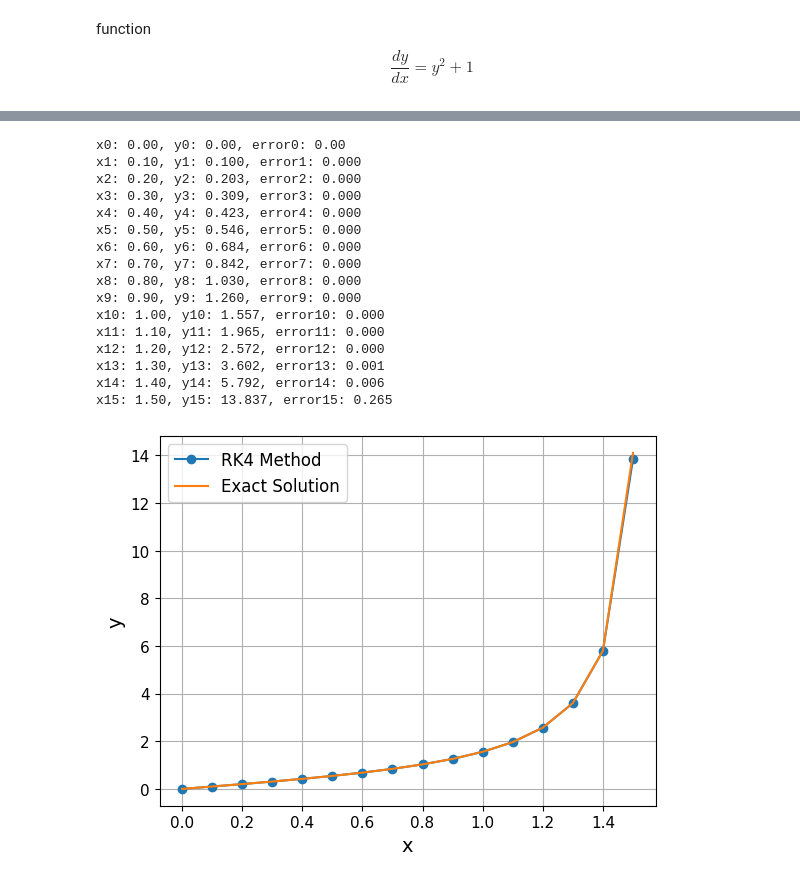
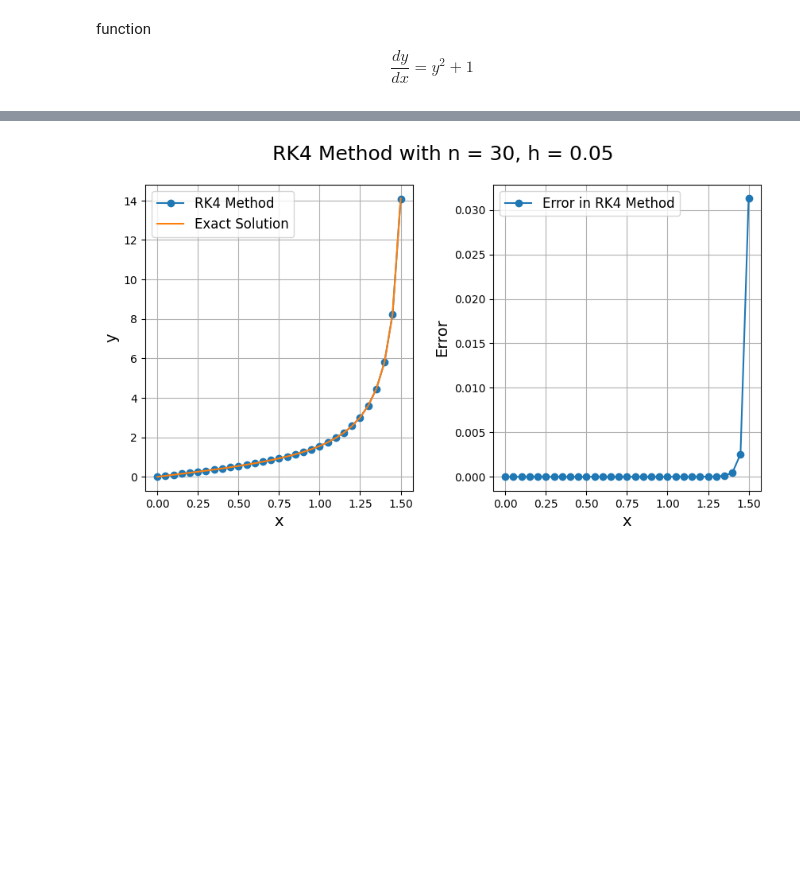
Before and after one commit to galih123star/computational2026, a Jupyter notebook: HW03/HW03_CPA.ipynb, the cells around one changed output, grey strips where cells are left out. Cells and saved outputs as stored; diff of their text form; code cells hidden in the pictures; blank space fills up the shorter version.

```diff
--- a/HW03/HW03_CPA.ipynb
+++ b/HW03/HW03_CPA.ipynb
@@ -84,7 +87,7 @@ x15: 1.50, y15: 4.639, y_exact15: 14.101420, error15: 9.463
 x0 = 0
 y0 = 0
 xn = 1.5
-h = 0.10
+h_RK4 = 0.05
 
 def RK4(f, x0, y0, h, xn):
     n = int((xn-x0)/h)
@@ -94,57 +97,56 @@ def RK4(f, x0, y0, h, xn):
     error = np.zeros(n + 1)
     x[0] = x0
     y[0] = y0
     error[0] = np.tan(x0) - y0
     i = 0
 
-
-    print(f"x0: {x0:.2f}, y0: {y0:.2f}, error0: {err0:.2f}"  )
+    #print(f"steps: {n}")
+    #print(f"x0: {x0:.2f}, y0: {y0:.2f}, error0: {err0:.2f}"  )
     for i in range(n):
         k1 = f(x[i],y[i])
         k2 = f(x[i] + 0.5*h, y[i] + 0.5*h*k1)
         k3 = f(x[i] + 0.5*h, y[i] + 0.5*h*k2)
         k4 = f(x[i] + h, y[i] + h*k3)
 
         y[i+1] = y[i] + (h/6) * (k1 + 2*k2 + 2*k3 + k4)
         x[i+1] = x[i] + h
 
         y_exact = func_exact(x[i+1])
         error[i+1] = np.abs(y_exact - y[i+1])
 
-        print(f"x{i+1}: {x[i+1]:.2f}, y{i+1}: {y[i+1]:.3f}, error{i+1}: {error[i+1]:.3f}")
+        #print(f"x{i+1}: {x[i+1]:.2f}, y{i+1}: {y[i+1]:.3f}, error{i+1}: {error[i+1]:.3f}")
         i += 1
 
-    return x, y
+    return x, y, error, n
 
-x1_RK4, y1_RK4 = RK4(func, x0, y0, h, xn)
+x1_RK4, y1_RK4, error_RK4, steps_RK4 = RK4(func, x0, y0, h_RK4, xn)
 
 # Plot
+plt.figure(figsize=(10,5))
+plt.suptitle(f"RK4 Method with n = {steps_RK4}, h = {h_RK4}", fontsize=18)
+
+plt.subplot(1,2,1)
 plt.plot(x1_RK4, y1_RK4, 'o-', color='tab:blue', label="RK4 Method")
 plt.plot(x1_RK4, func_exact(x1_RK4), color='tab:orange', label="Exact Solution")
 plt.legend(fontsize=12)
 plt.xlabel('x', size=14)
 plt.ylabel('y', size=14)
-plt.xticks(size=11)
-plt.yticks(size=11)
+plt.xticks(size=10)
+plt.yticks(size=10)
 plt.grid()
-plt.show()
+
+plt.subplot(1,2,2)
+plt.plot(x1_RK4, error_RK4, 'o-', color='tab:blue', label="Error in RK4 Method")
+#plt.plot(x1_euler, func_exact(x1_euler), color='tab:orange', label="Exact Solution")
+plt.legend(fontsize=12)
+plt.xlabel('x', size=14)
+plt.ylabel('Error', size=14)
+plt.xticks(size=10)
+plt.yticks(size=10)
+plt.grid()
+
+plt.subplots_adjust(wspace=0.3)
 # %% [output]
-x0: 0.00, y0: 0.00, error0: 0.00
-x1: 0.10, y1: 0.100, error1: 0.000
-x2: 0.20, y2: 0.203, error2: 0.000
-x3: 0.30, y3: 0.309, error3: 0.000
-x4: 0.40, y4: 0.423, error4: 0.000
-x5: 0.50, y5: 0.546, error5: 0.000
-x6: 0.60, y6: 0.684, error6: 0.000
-x7: 0.70, y7: 0.842, error7: 0.000
-x8: 0.80, y8: 1.030, error8: 0.000
-x9: 0.90, y9: 1.260, error9: 0.000
-x10: 1.00, y10: 1.557, error10: 0.000
-x11: 1.10, y11: 1.965, error11: 0.000
-x12: 1.20, y12: 2.572, error12: 0.000
-x13: 1.30, y13: 3.602, error13: 0.001
-x14: 1.40, y14: 5.792, error14: 0.006
-x15: 1.50, y15: 13.837, error15: 0.265
-[figure, old version]
+[figure, new version]
 # %%
 # Comparsion
```
Also changed, not shown: parts of 7 cells of this notebook.
